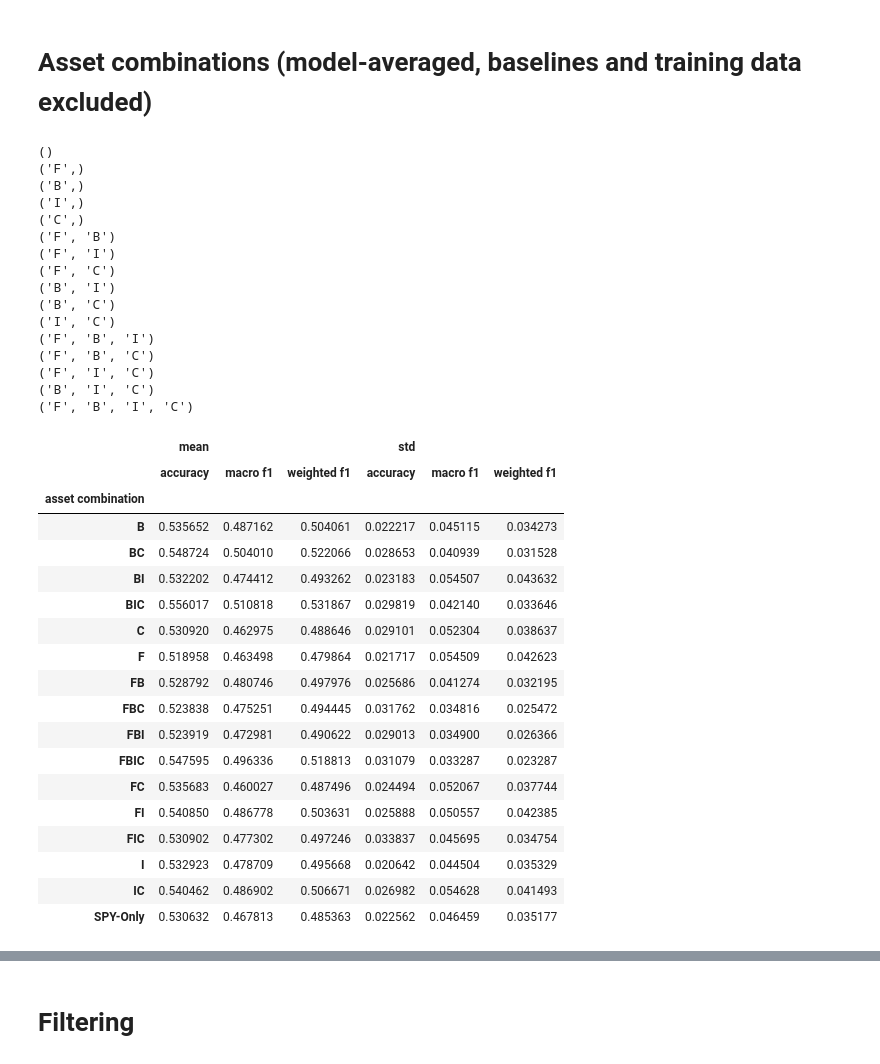
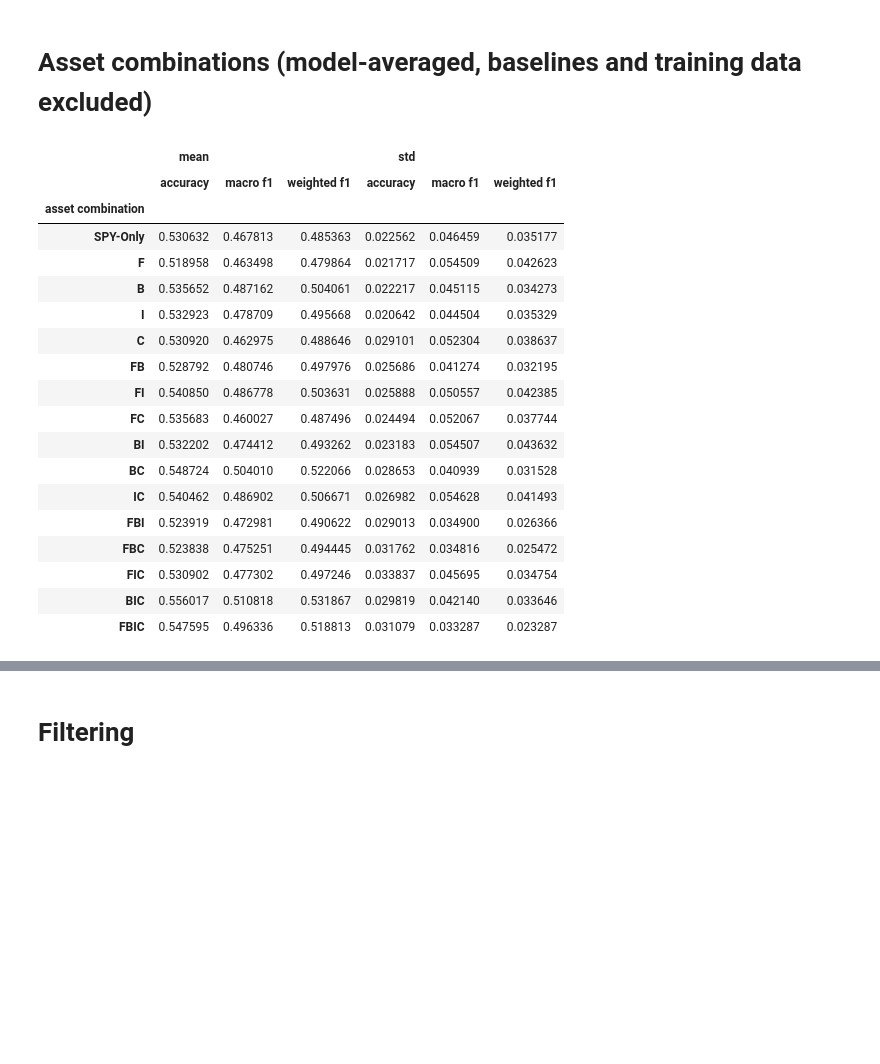
Before and after one commit to Swiss-MQP-2022/Intermarket-ML-For-EMH, a Jupyter notebook: stats.ipynb, the cells around one changed output, grey strips where cells are left out. Cells and saved outputs as stored; diff of their text form; code cells hidden in the pictures; blank space fills up the shorter version.

Commit message:
more pivot tables

```diff
--- a/stats.ipynb
+++ b/stats.ipynb
@@ -83,55 +84,40 @@ display(pivot)
 # %%
 df = data.loc[data[DataSplit.TEST] & ~data['Random'] & ~data[Model.RANDOM_BASELINE] & ~data[Model.CONSTANT_BASELINE] & ~data[Model.PREVIOUS_BASELINE] & ~data[Model.CONSENSUS_BASELINE]]
 df = df.drop(columns=[DataSplit.TEST, 'Random'])
 
 df['forex'] = df['forex'].map({True:'F',False:''})
 df['bond'] = df['bond'].map({True:'B',False:''})
 df['index_futures'] = df['index_futures'].map({True:'I',False:''})
 df['commodities_futures'] = df['commodities_futures'].map({True:'C',False:''})
 
 df['asset combination'] = df['forex'] + df['bond'] + df['index_futures'] + df['commodities_futures']
-df['asset combination'] = df['asset combination'].replace({'':'SPY-Only'})
 
 pivot = df.pivot_table(values=[metric for metric in METRICS.keys()],
                        index='asset combination',
                        aggfunc=[np.mean, np.std])
 
-# [print(c) for c in powerset('FBIC')]
+pivot = pivot.reindex([reduce(lambda x, y: x+y, c, '') for c in powerset('FBIC')])
+pivot.rename(index={'':'SPY-Only'}, inplace=True)
+
 
 display(pivot)
 # %% [output]
-()
-('F',)
-('B',)
-('I',)
-('C',)
-('F', 'B')
-('F', 'I')
-('F', 'C')
-('B', 'I')
-('B', 'C')
-('I', 'C')
-('F', 'B', 'I')
-('F', 'B', 'C')
-('F', 'I', 'C')
-('B', 'I', 'C')
-('F', 'B', 'I', 'C')
 |  | mean |  |  | std |  |  |
 |  | accuracy | macro f1 | weighted f1 | accuracy | macro f1 | weighted f1 |
 | asset combination |  |  |  |  |  |  |
+| SPY-Only | 0.530632 | 0.467813 | 0.485363 | 0.022562 | 0.046459 | 0.035177 |
+| F | 0.518958 | 0.463498 | 0.479864 | 0.021717 | 0.054509 | 0.042623 |
 | B | 0.535652 | 0.487162 | 0.504061 | 0.022217 | 0.045115 | 0.034273 |
+| I | 0.532923 | 0.478709 | 0.495668 | 0.020642 | 0.044504 | 0.035329 |
+| C | 0.530920 | 0.462975 | 0.488646 | 0.029101 | 0.052304 | 0.038637 |
+| FB | 0.528792 | 0.480746 | 0.497976 | 0.025686 | 0.041274 | 0.032195 |
+| FI | 0.540850 | 0.486778 | 0.503631 | 0.025888 | 0.050557 | 0.042385 |
+| FC | 0.535683 | 0.460027 | 0.487496 | 0.024494 | 0.052067 | 0.037744 |
+| BI | 0.532202 | 0.474412 | 0.493262 | 0.023183 | 0.054507 | 0.043632 |
 | BC | 0.548724 | 0.504010 | 0.522066 | 0.028653 | 0.040939 | 0.031528 |
-| BI | 0.532202 | 0.474412 | 0.493262 | 0.023183 | 0.054507 | 0.043632 |
+| IC | 0.540462 | 0.486902 | 0.506671 | 0.026982 | 0.054628 | 0.041493 |
+| FBI | 0.523919 | 0.472981 | 0.490622 | 0.029013 | 0.034900 | 0.026366 |
+| FBC | 0.523838 | 0.475251 | 0.494445 | 0.031762 | 0.034816 | 0.025472 |
+| FIC | 0.530902 | 0.477302 | 0.497246 | 0.033837 | 0.045695 | 0.034754 |
 | BIC | 0.556017 | 0.510818 | 0.531867 | 0.029819 | 0.042140 | 0.033646 |
-| C | 0.530920 | 0.462975 | 0.488646 | 0.029101 | 0.052304 | 0.038637 |
-| F | 0.518958 | 0.463498 | 0.479864 | 0.021717 | 0.054509 | 0.042623 |
-| FB | 0.528792 | 0.480746 | 0.497976 | 0.025686 | 0.041274 | 0.032195 |
-| FBC | 0.523838 | 0.475251 | 0.494445 | 0.031762 | 0.034816 | 0.025472 |
-| FBI | 0.523919 | 0.472981 | 0.490622 | 0.029013 | 0.034900 | 0.026366 |
 | FBIC | 0.547595 | 0.496336 | 0.518813 | 0.031079 | 0.033287 | 0.023287 |
-| FC | 0.535683 | 0.460027 | 0.487496 | 0.024494 | 0.052067 | 0.037744 |
-| FI | 0.540850 | 0.486778 | 0.503631 | 0.025888 | 0.050557 | 0.042385 |
-| FIC | 0.530902 | 0.477302 | 0.497246 | 0.033837 | 0.045695 | 0.034754 |
-| I | 0.532923 | 0.478709 | 0.495668 | 0.020642 | 0.044504 | 0.035329 |
-| IC | 0.540462 | 0.486902 | 0.506671 | 0.026982 | 0.054628 | 0.041493 |
-| SPY-Only | 0.530632 | 0.467813 | 0.485363 | 0.022562 | 0.046459 | 0.035177 |
```
Also changed, not shown: parts of 5 cells of this notebook.
